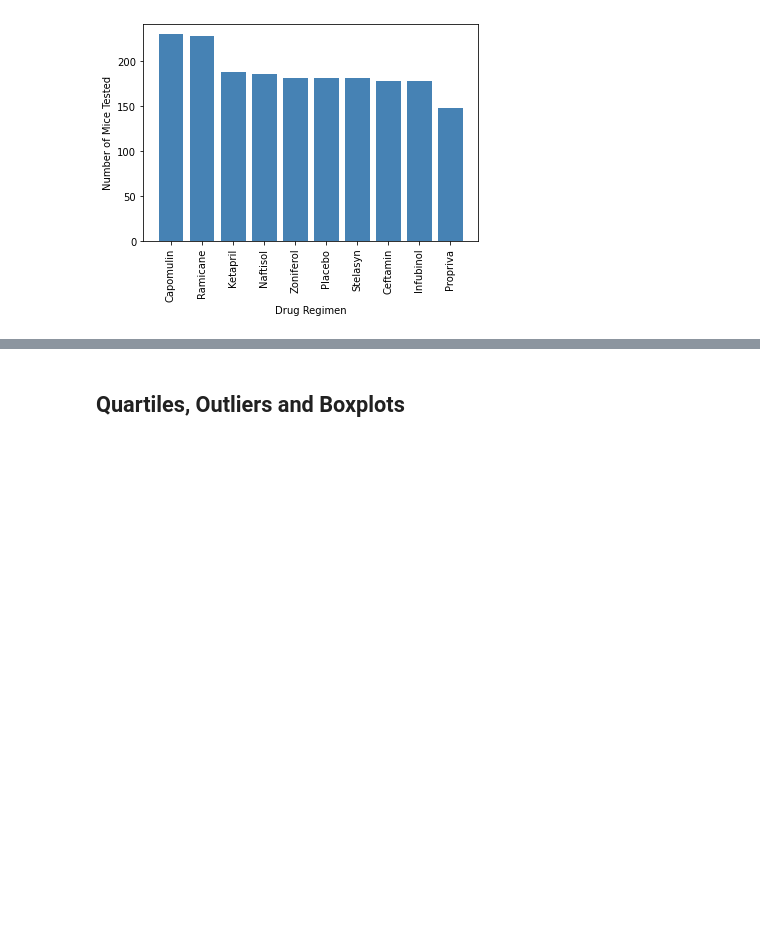
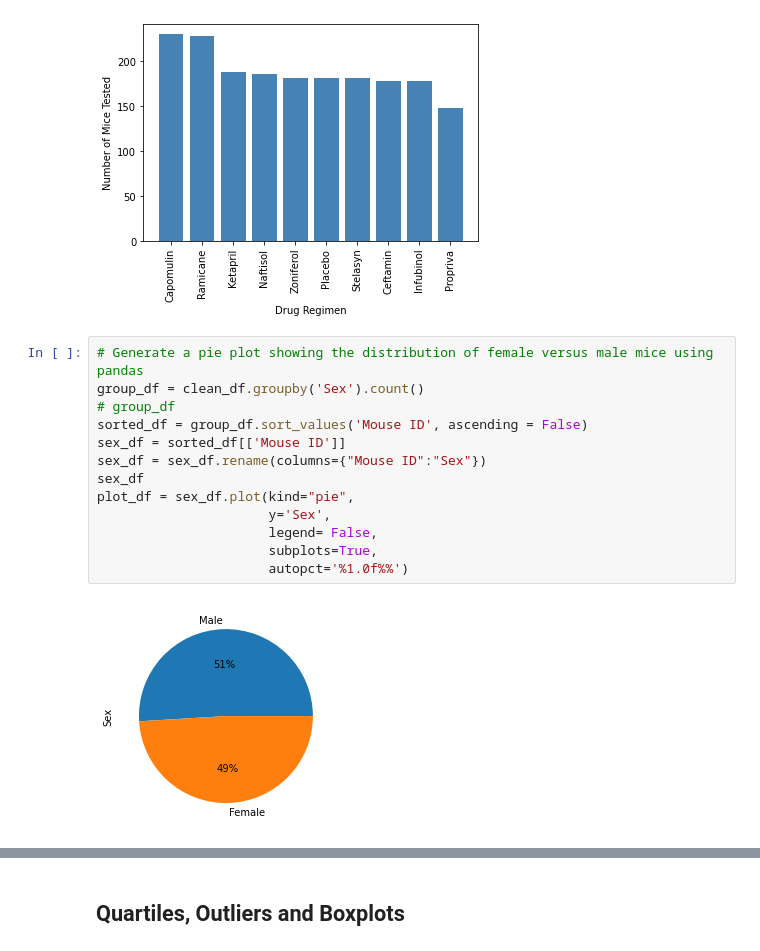
Before and after one commit to Jagjeet/matplotlib-challenge, a Jupyter notebook: pymaceuticals_analysis.ipynb, the cells around one changed output, grey strips where cells are left out. Saved outputs shown, nothing was run; the diff lists cells and outputs as text; blank space fills up the shorter version.

Commit message:
Add pie charts

```diff
--- a/pymaceuticals_analysis.ipynb
+++ b/pymaceuticals_analysis.ipynb
@@ -163,4 +163,19 @@ plt.xticks(x_axis, drugs_tested, rotation=90)
 plt.show()
 # %% [output]
 [figure]
+# %%
+# Generate a pie plot showing the distribution of female versus male mice using pandas
+group_df = clean_df.groupby('Sex').count()
+# group_df
+sorted_df = group_df.sort_values('Mouse ID', ascending = False)
+sex_df = sorted_df[['Mouse ID']]
+sex_df = sex_df.rename(columns={"Mouse ID":"Sex"})
+sex_df
+plot_df = sex_df.plot(kind="pie",
+                      y='Sex',
+                      legend= False,
+                      subplots=True,
+                      autopct='%1.0f%%')
+# %% [output]
+[figure, added]
 # %%
```
Also changed, not shown: parts of 2 cells of this notebook.
